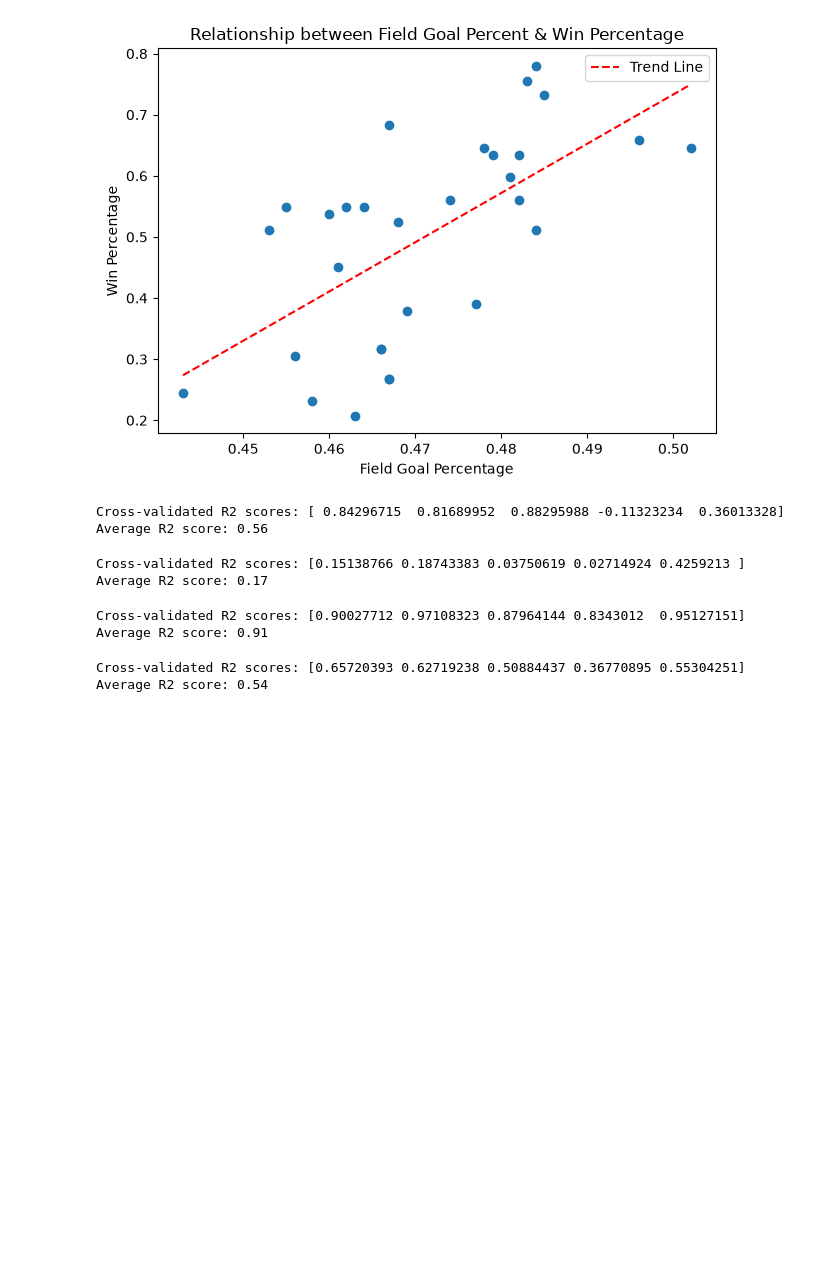
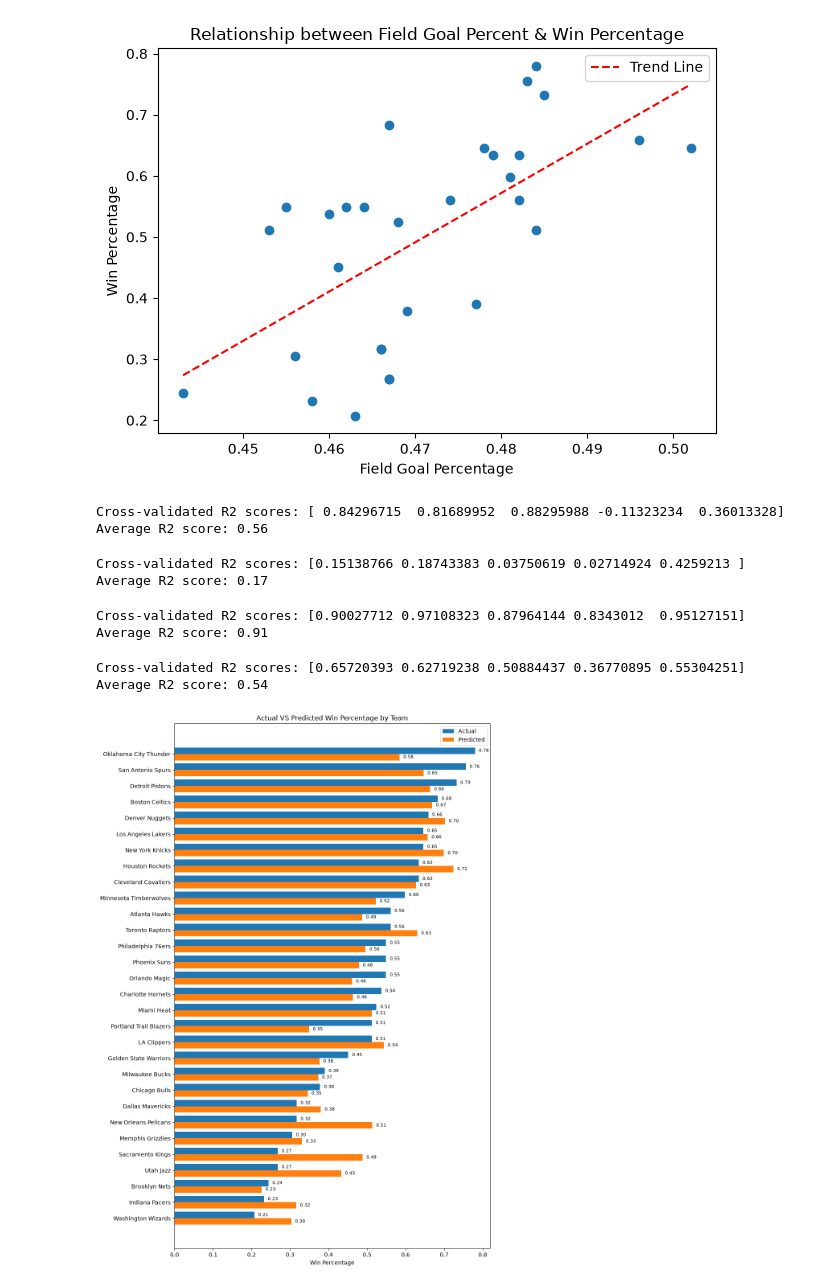
Before and after one commit to kinggreyson/NBA_Performance_Analysis, a Jupyter notebook: track.ipynb, the cells around one changed output. Drawn from its saved outputs; the diff is of its cells as text; code cells hidden in the pictures; blank space fills up the shorter version.

Commit message:
Saved images of each important graph

```diff
--- a/track.ipynb
+++ b/track.ipynb
@@ -174,3 +176,41 @@ print(f"Average R2 score: {scores.mean():.2f}")
 # %% [output]
 Cross-validated R2 scores: [0.65720393 0.62719238 0.50884437 0.36770895 0.55304251]
 Average R2 score: 0.54
+# %%
+from sklearn.linear_model import LinearRegression
+
+stats = ['FG_PCT', 'OREB', 'AST', 'TOV', 'FGM']
+x = Rankings[stats]
+y = Rankings['W_PCT']
+
+model = LinearRegression()
+model.fit(x, y)
+predictions = model.predict(x)
+
+Rankings['Predicted_W_PCT'] = predictions
+comparison = Rankings[['TEAM_NAME', 'W_PCT', 'Predicted_W_PCT']].sort_values('W_PCT', ascending = False)
+
+plot.figure(figsize=(10, 14))
+y_pos = range(len(comparison))
+
+bar1 = plot.barh(y_pos, comparison['W_PCT'], height=0.4, label='Actual', align='center')
+bar2 = plot.barh([p + 0.4 for p in y_pos], comparison['Predicted_W_PCT'], height=0.4, label='Predicted', align='center')
+
+for bar in bar1:
+    width = bar.get_width()
+    plot.text(width+0.01,bar.get_y()+bar.get_height()/2, f'{width:.2f}', va='center', fontsize = 8)
+
+for bar in bar2:
+    width = bar.get_width()
+    plot.text(width+0.01,bar.get_y()+bar.get_height()/2, f'{width:.2f}', va='center', fontsize = 8)
+
+plot.yticks([p + 0.2 for p in y_pos], comparison['TEAM_NAME'])
+plot.xlabel('Win Percentage')
+plot.title('Actual VS Predicted Win Percentage by Team')
+plot.gca().invert_yaxis()
+plot.legend()
+plot.tight_layout()
+plot.savefig('images/Predict_Win_PCT_Offensive.png', dpi = 150, bbox_inches ='tight')
+plot.show()
+# %% [output]
+[figure, added]
```
Also changed, not shown: parts of 2 cells of this notebook, 7 other files.
